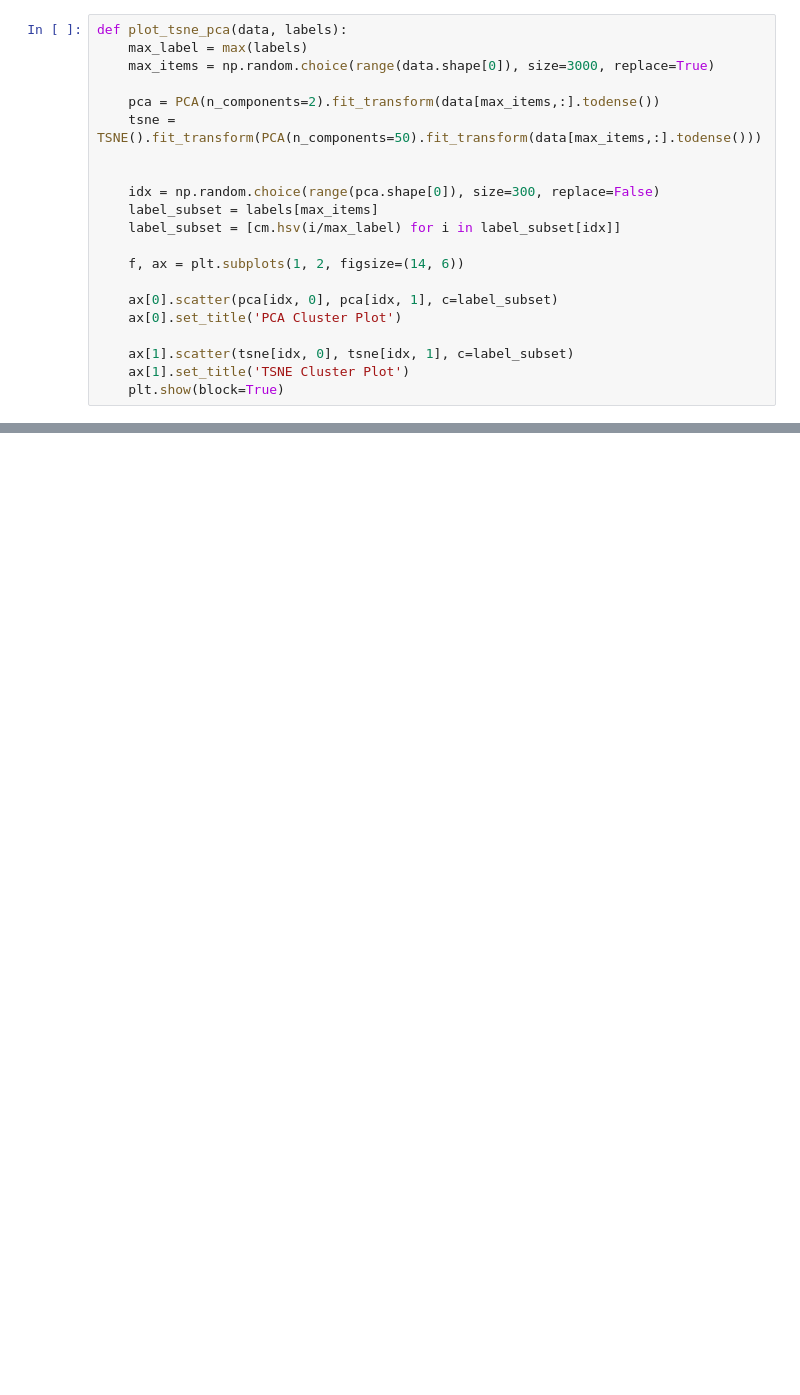
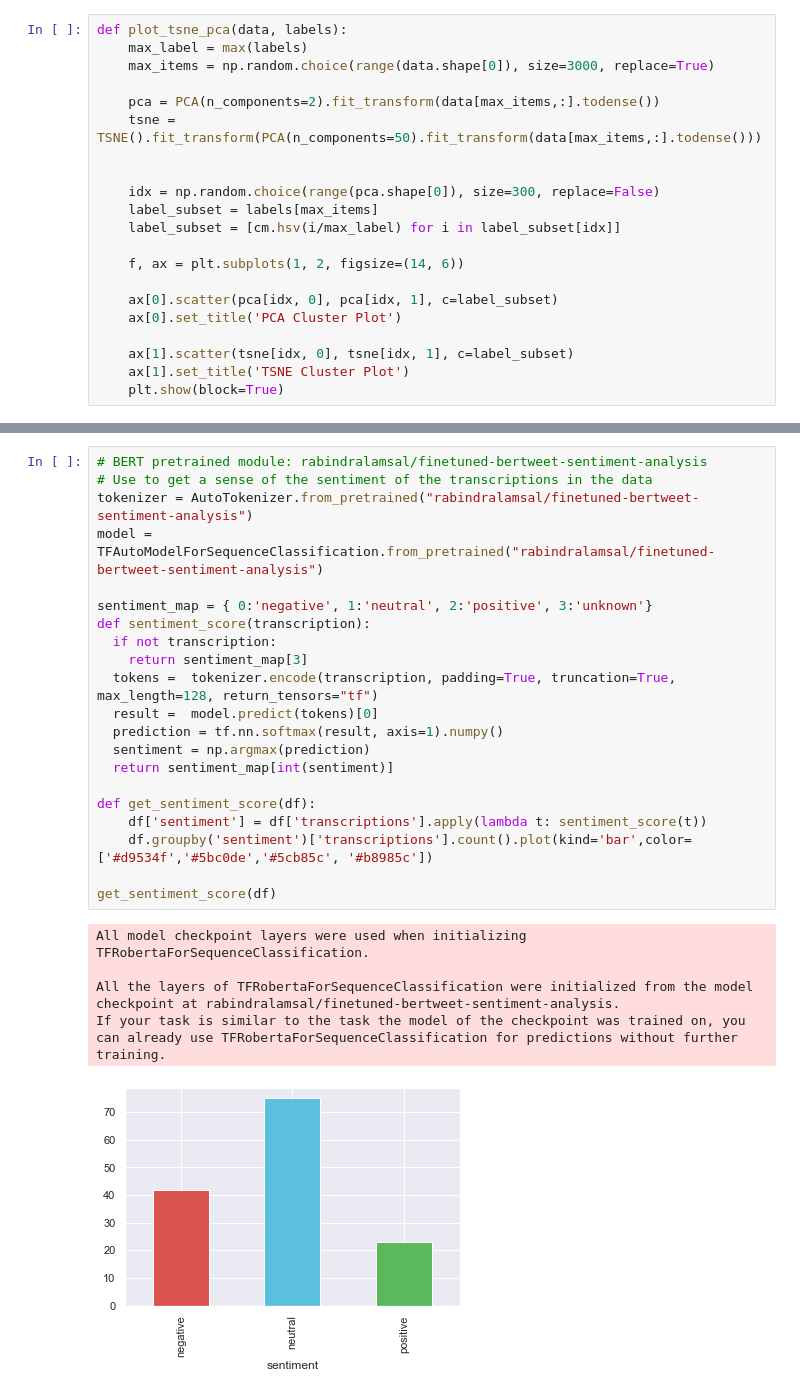
Before and after one commit to Jonesb/ML-for-Good-Hackathon, a Jupyter notebook: ClusterInsigts.ipynb, the cells around one changed output, grey strips where cells are left out. Cells and saved outputs as stored; diff of their text form; blank space fills up the shorter version.

```diff
--- a/ClusterInsigts.ipynb
+++ b/ClusterInsigts.ipynb
@@ -114,0 +206,27 @@ plot_tsne_pca(X, clusters)
+# %%
+# BERT pretrained module: rabindralamsal/finetuned-bertweet-sentiment-analysis
+# Use to get a sense of the sentiment of the transcriptions in the data
+tokenizer = AutoTokenizer.from_pretrained("rabindralamsal/finetuned-bertweet-sentiment-analysis")
+model = TFAutoModelForSequenceClassification.from_pretrained("rabindralamsal/finetuned-bertweet-sentiment-analysis")
+
+sentiment_map = { 0:'negative', 1:'neutral', 2:'positive', 3:'unknown'}
+def sentiment_score(transcription):
+  if not transcription:
+    return sentiment_map[3]
+  tokens =  tokenizer.encode(transcription, padding=True, truncation=True, max_length=128, return_tensors="tf")
+  result =  model.predict(tokens)[0]
+  prediction = tf.nn.softmax(result, axis=1).numpy()
+  sentiment = np.argmax(prediction)
+  return sentiment_map[int(sentiment)]
+
+def get_sentiment_score(df):
+    df['sentiment'] = df['transcriptions'].apply(lambda t: sentiment_score(t))
+    df.groupby('sentiment')['transcriptions'].count().plot(kind='bar',color=['#d9534f','#5bc0de','#5cb85c', '#b8985c'])
+
+get_sentiment_score(df)
+# %% [output]
+All model checkpoint layers were used when initializing TFRobertaForSequenceClassification.
+
+All the layers of TFRobertaForSequenceClassification were initialized from the model checkpoint at rabindralamsal/finetuned-bertweet-sentiment-analysis.
+If your task is similar to the task the model of the checkpoint was trained on, you can already use TFRobertaForSequenceClassification for predictions without further training.
+[figure, added]
```
Also changed, not shown: parts of 14 cells of this notebook, 2 other files.
